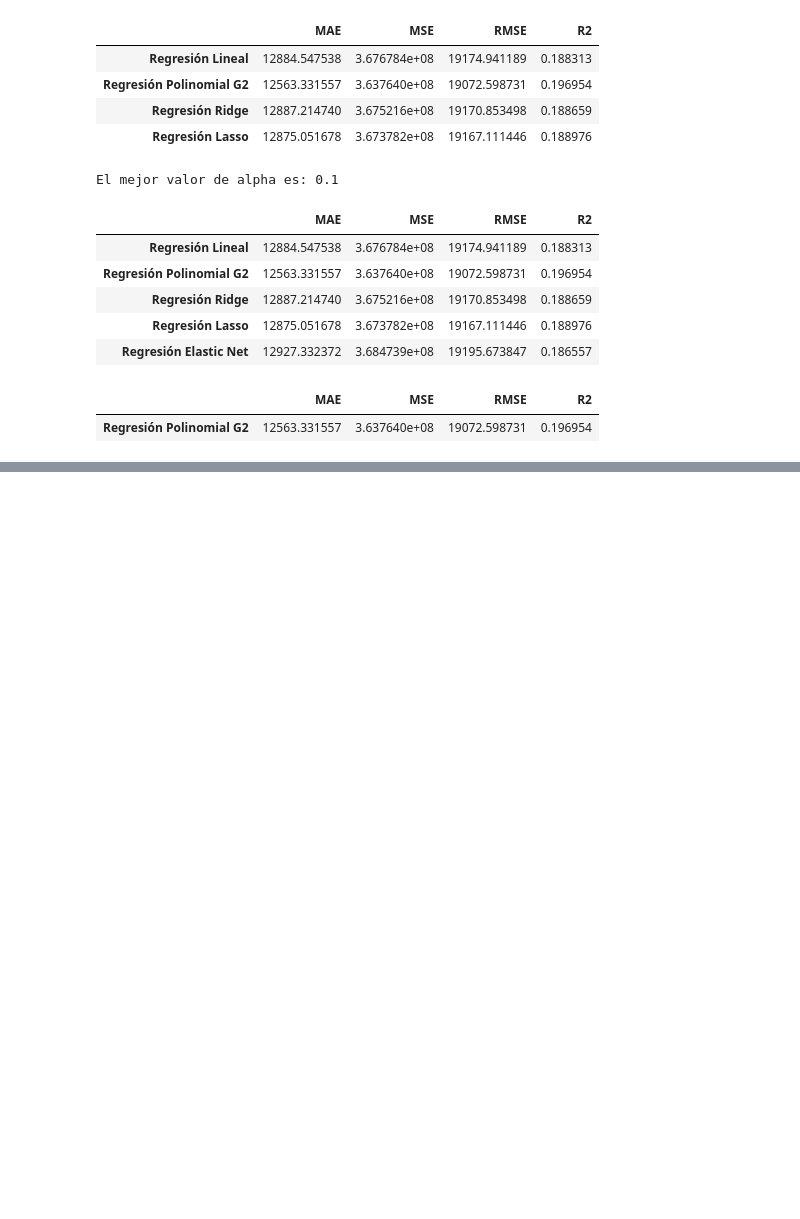
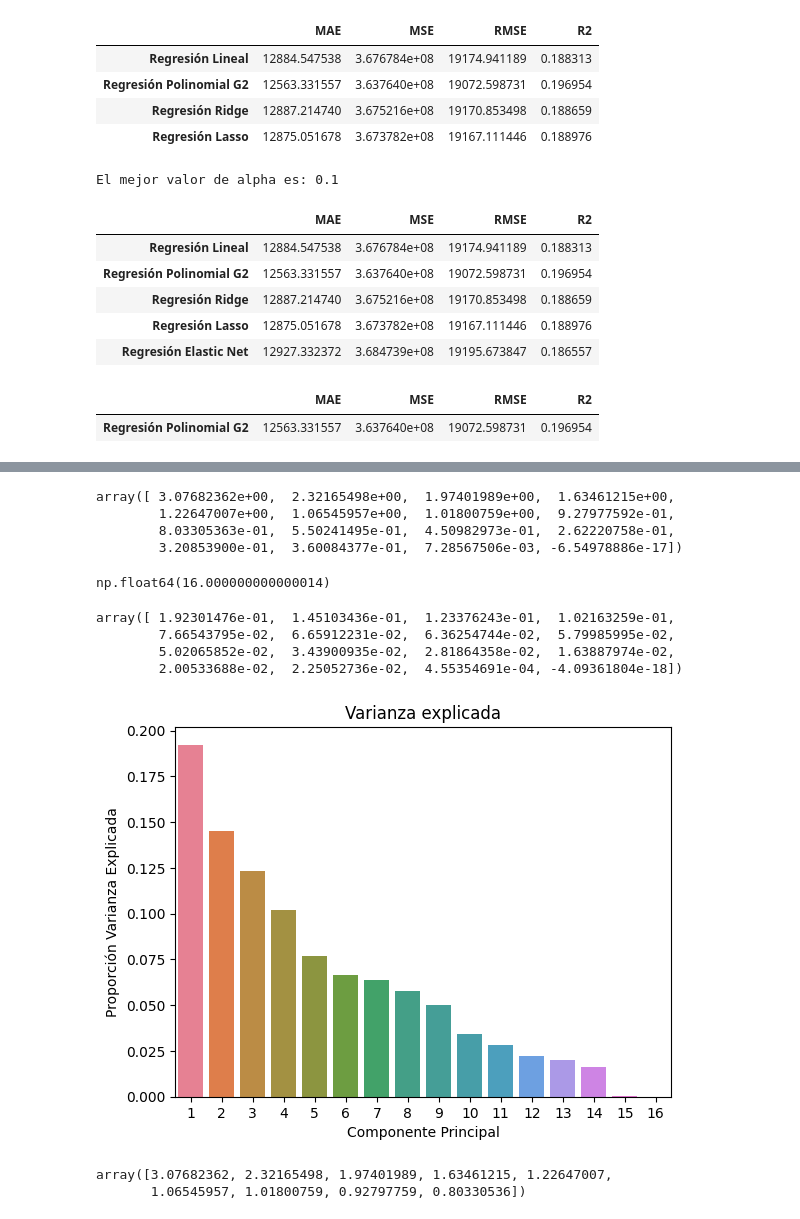
Before and after one commit to SebDLC/CienciaDeDatos, a Jupyter notebook: codigos.ipynb, the cells around one changed output, grey strips where cells are left out. Drawn from its saved outputs; the diff is of its cells as text; code cells hidden in the pictures; blank space fills up the shorter version.

```diff
--- a/codigos.ipynb
+++ b/codigos.ipynb
@@ -396,0 +420,3 @@ df_metricas[df_metricas['RMSE'] == df_metricas['RMSE'].min()]
+# %%
+# Calcular la matriz de correlación de Pearson
+matriz_corr = data_scaled_df.corr(method="pearson")
@@ -396,0 +461,38 @@ df_metricas[df_metricas['RMSE'] == df_metricas['RMSE'].min()]
+# %%
+# B.Computar los autovalores y autovectores (la salida es de esa forma, primero los autovalores y luego los autovectores)
+autovalores, autovector = np.linalg.eig(matriz_corr)
+autovalores
+# %% [output]
+array([ 3.07682362e+00,  2.32165498e+00,  1.97401989e+00,  1.63461215e+00,
+        1.22647007e+00,  1.06545957e+00,  1.01800759e+00,  9.27977592e-01,
+        8.03305363e-01,  5.50241495e-01,  4.50982973e-01,  2.62220758e-01,
+        3.20853900e-01,  3.60084377e-01,  7.28567506e-03, -6.54978886e-17])
+# %%
+autovalores.sum()
+# %% [output]
+np.float64(16.000000000000014)
+# %%
+pct_varianza_explicada = autovalores/sum(autovalores)
+pct_varianza_explicada
+# %% [output]
+array([ 1.92301476e-01,  1.45103436e-01,  1.23376243e-01,  1.02163259e-01,
+        7.66543795e-02,  6.65912231e-02,  6.36254744e-02,  5.79985995e-02,
+        5.02065852e-02,  3.43900935e-02,  2.81864358e-02,  1.63887974e-02,
+        2.00533688e-02,  2.25052736e-02,  4.55354691e-04, -4.09361804e-18])
+# %%
+df_pct_varianza_explicada = pd.DataFrame(sorted(pct_varianza_explicada, reverse = True), index = ['1','2','3','4','5','6','7','8','9','10','11','12','13','14','15','16']).T
+# %%
+#Graficar varianza explicada
+sns.barplot(df_pct_varianza_explicada)
+plt.xlabel('Componente Principal')
+plt.ylabel('Proporción Varianza Explicada')
+plt.title('Varianza explicada')
+plt.show()
+# %% [output]
+[figure, added]
+# %%
+autovalores_kaiser = autovalores[autovalores >= 0.8]
+autovalores_kaiser
+# %% [output]
+array([3.07682362, 2.32165498, 1.97401989, 1.63461215, 1.22647007,
+       1.06545957, 1.01800759, 0.92797759, 0.80330536])
```
Also changed, not shown: parts of 18 cells of this notebook.
